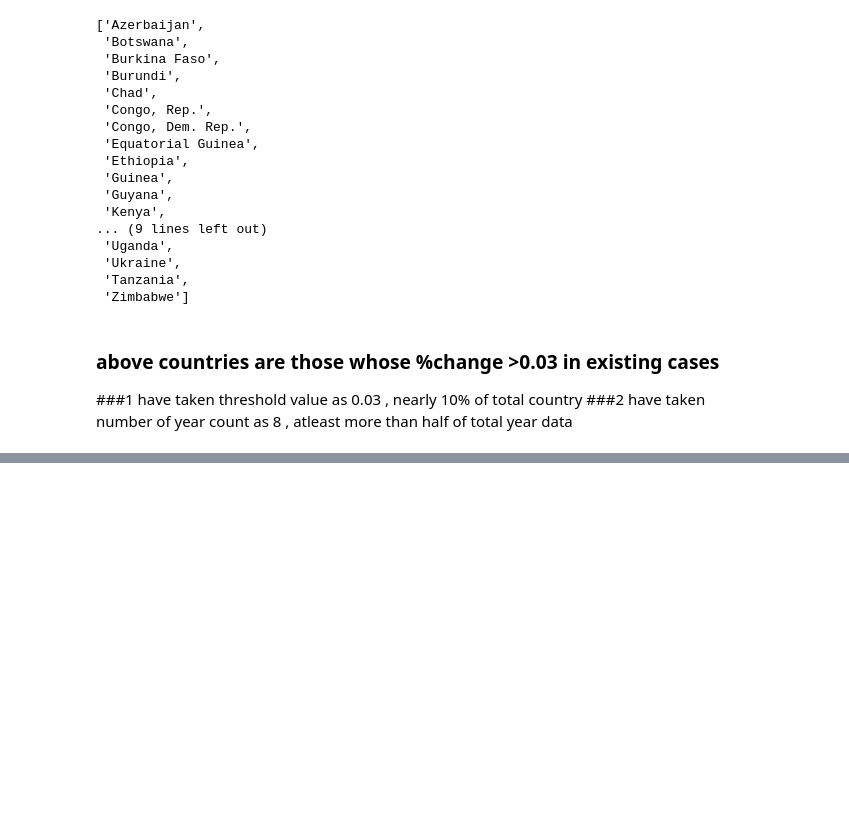
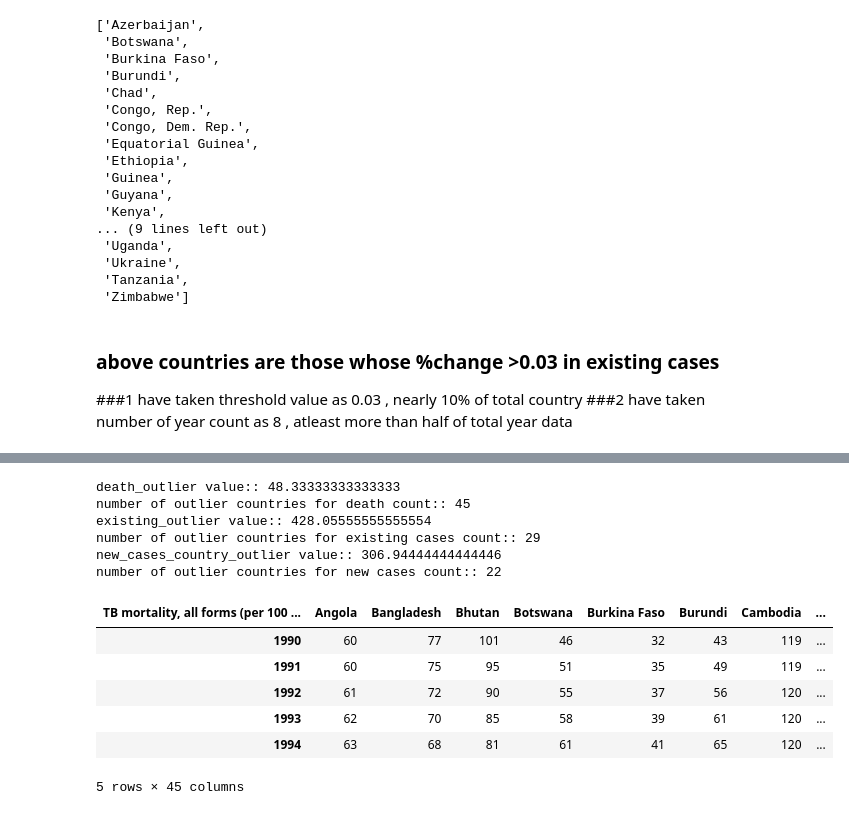
Before and after one commit to ranjeetgarodia/CaseStudy_EDA, a Jupyter notebook: CaseStudy_TB.ipynb, the cells around one changed output, grey strips where cells are left out. Drawn from its saved outputs; the diff is of its cells as text; code cells hidden in the pictures; blank space fills up the shorter version.

```diff
--- a/CaseStudy_TB.ipynb
+++ b/CaseStudy_TB.ipynb
@@ -228,0 +309,7 @@ above are the countries for whom %change >0.03 in the recent years :: 35
+# %%
+death_country_mean = deaths_df.mean() ## will give mean for each country
+existing_country_mean = existing_df.mean()
+new_cases_country_mean =new_df.mean()
+# %%
+death_country_mean_summary = death_country_mean.describe()
+death_country_mean_summary
@@ -228,0 +352,33 @@ above are the countries for whom %change >0.03 in the recent years :: 35
+# %%
+death_outlier = death_country_mean_summary['50%']*5
+print('death_outlier value::',death_outlier)
+outlier_countries_by_deaths_index=death_country_mean >death_outlier
+print('number of outlier countries for death count::',sum(outlier_countries_by_deaths_index))
+
+existing_outlier = existing_country_mean_summary['50%']*5
+print('existing_outlier value::',existing_outlier)
+outlier_countries_by_existingcaes_index=existing_country_mean >existing_outlier
+print('number of outlier countries for existing cases count::',sum(outlier_countries_by_existingcaes_index))
+
+new_cases_country_outlier = new_cases_country_summary['50%']*5
+print('new_cases_country_outlier value::',new_cases_country_outlier)
+outlier_countries_by_newcases_index=new_cases_country_mean >new_cases_country_outlier
+print('number of outlier countries for new cases count::',sum(outlier_countries_by_newcases_index))
+# %% [output]
+death_outlier value:: 48.33333333333333
+number of outlier countries for death count:: 45
+existing_outlier value:: 428.05555555555554
+number of outlier countries for existing cases count:: 29
+new_cases_country_outlier value:: 306.94444444444446
+number of outlier countries for new cases count:: 22
+# %%
+## showing outlier country for death cases
+deaths_df.T[outlier_countries_by_deaths_index].T.head() ## showing average number of death for outlier countries in each year
+# %% [output]
+| TB mortality, all forms (per 100 ... | Angola | Bangladesh | Bhutan | Botswana | Burkina Faso | Burundi | Cambodia | ... |
+| 1990 | 60 | 77 | 101 | 46 | 32 | 43 | 119 | ... |
+| 1991 | 60 | 75 | 95 | 51 | 35 | 49 | 119 | ... |
+| 1992 | 61 | 72 | 90 | 55 | 37 | 56 | 120 | ... |
+| 1993 | 62 | 70 | 85 | 58 | 39 | 61 | 120 | ... |
+| 1994 | 63 | 68 | 81 | 61 | 41 | 65 | 120 | ... |
+5 rows × 45 columns
```
Also changed, not shown: parts of 18 cells of this notebook.
